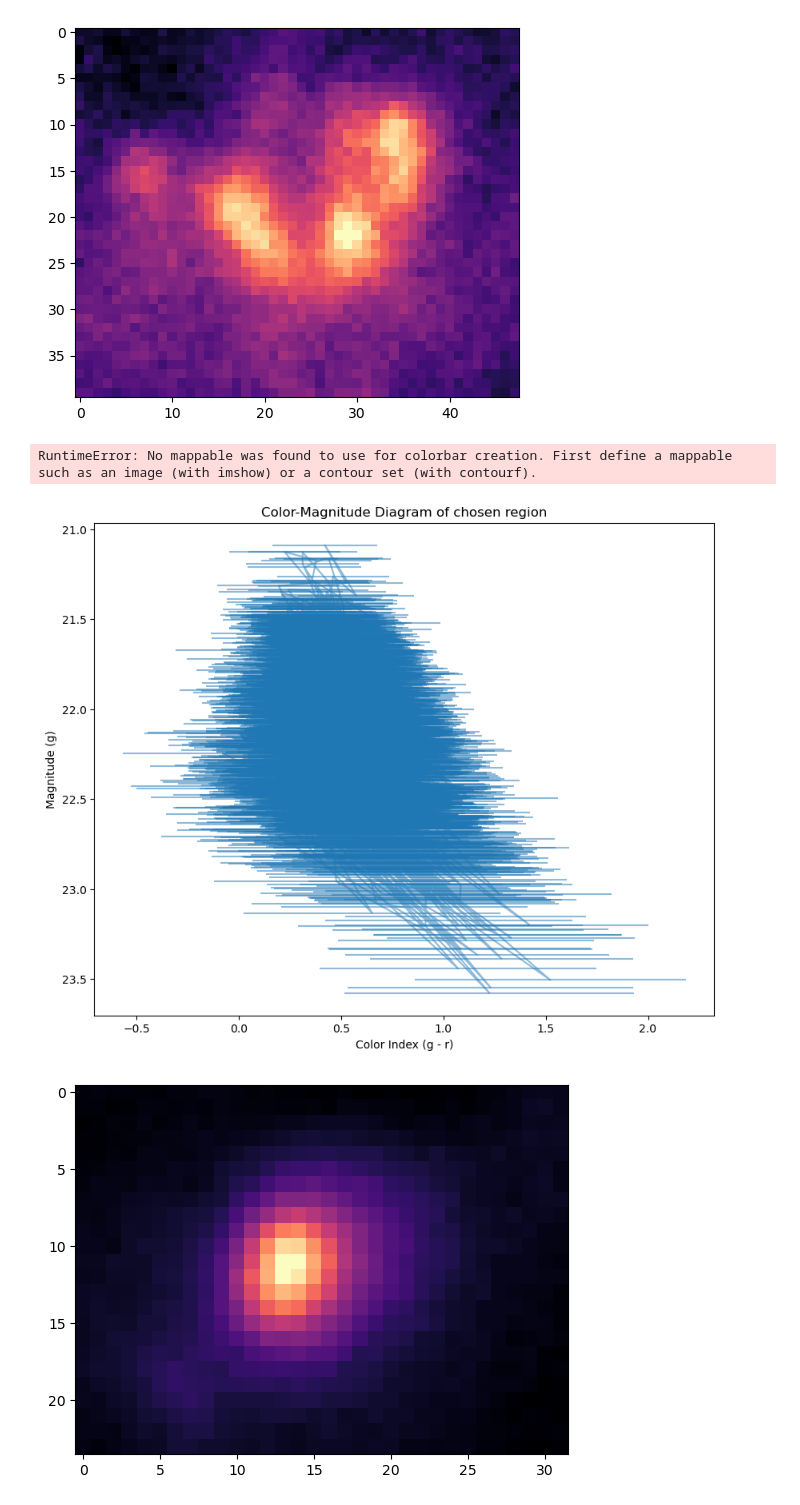
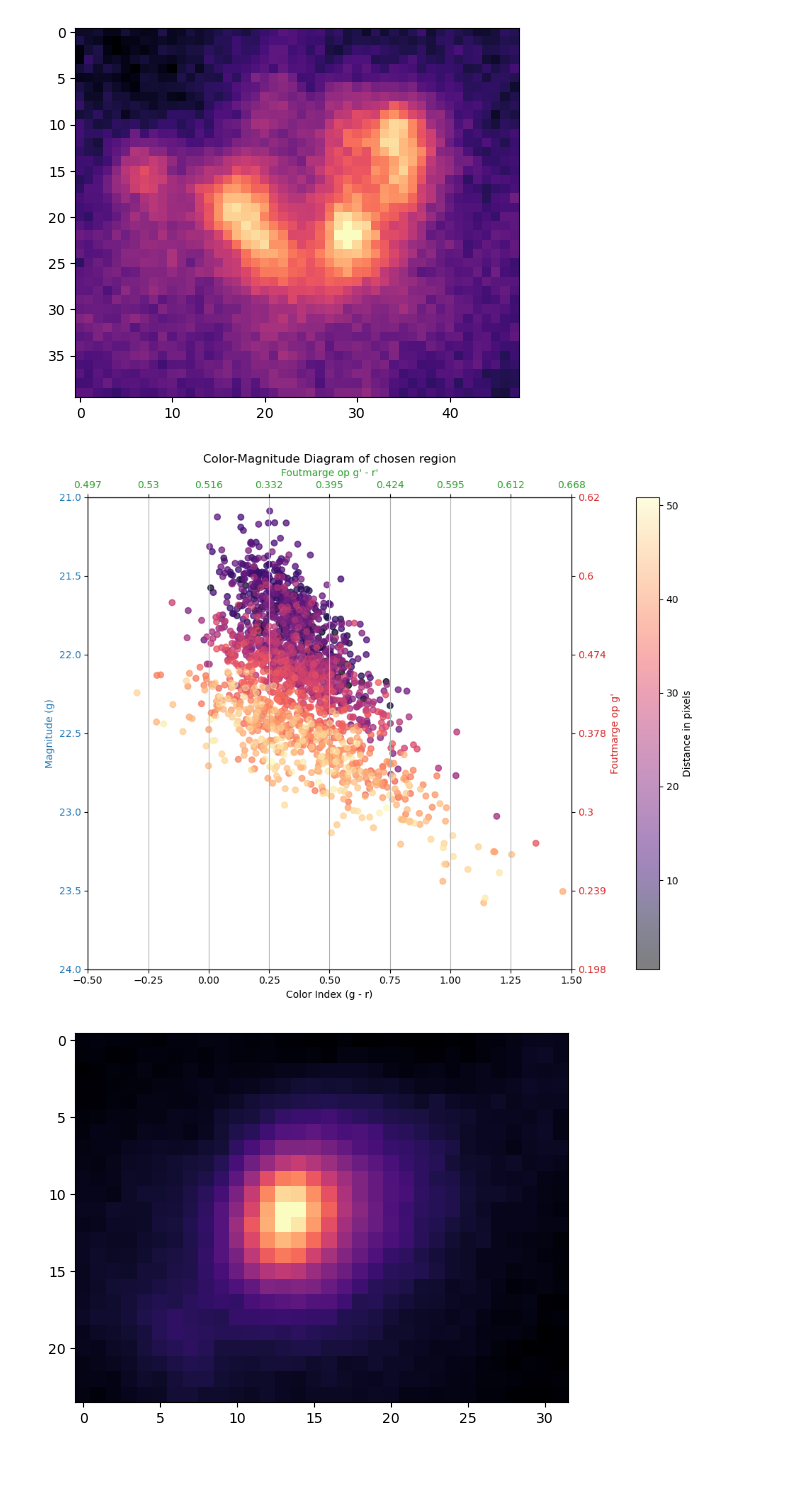
Before and after one commit to Juaopteinde/Group-19-NGC4449, a Jupyter notebook: CMDs.ipynb, the cells around one changed output. Cells and saved outputs as stored; diff of their text form; code cells hidden in the pictures; blank space fills up the shorter version.

Commit message:
Implemented errors in CMDs

```diff
--- a/CMDs.ipynb
+++ b/CMDs.ipynb
@@ -171,15 +171,15 @@ zero_point = 25
 
 zero_point_ha = 0
 zero_point_L = 0
-zero_point_r = 20.44166 + 0.055
-zero_point_g = 20.29604 + 0.055
+zero_point_r = 20.45696 + 0.055
+zero_point_g = 20.28119 + 0.055
 
 magnitude_ha = convert_to_magnitude(clipped_ha, zero_point_ha)
 magnitude_L = convert_to_magnitude(clipped_L, zero_point_L)
 magnitude_r = convert_to_magnitude(clipped_r, zero_point_r)
 magnitude_g = convert_to_magnitude(clipped_g, zero_point_g)
 
-
+0.070346
 
 color_index_g_min_r = calc_color_index(magnitude_g, magnitude_r)
 print(np.max(magnitude_ha))
@@ -216,30 +216,53 @@ def distance_region(image):
 # %%
 # Crop image to only the region chosen on the gridmap
 # Multiple by region_size_define to get original pixel coordinates instead of binned ones.
 region_g = magnitude_g[(region_size_define*x_min):(region_size_define*x_max), (region_size_define*y_min):(region_size_define*y_max)]
 region_r = magnitude_r[(region_size_define*x_min):(region_size_define*x_max), (region_size_define*y_min):(region_size_define*y_max)]
 distances = distance_region(region_g)
 
 color_index = calc_color_index(region_g, region_r)
 
-color_index_BV = gr_to_BV(color_index)
+
+std_region_g = std_mag(no_bg_g[(region_size_define*x_min):(region_size_define*x_max), (region_size_define*y_min):(region_size_define*y_max)], 0.021118)
+std_region_r = std_mag(no_bg_r[(region_size_define*x_min):(region_size_define*x_max), (region_size_define*y_min):(region_size_define*y_max)], 0.070346)
+std_color_index = np.sqrt(std_region_g**2 + std_region_r**2)
+
+fig, ax1 = plt.subplots(figsize=(10, 8))
+
+color = 'tab:blue'
+ax1.scatter(color_index.flatten(), region_g.flatten(), alpha=0.5, c=distances, cmap='magma')
+ax1.set_xlabel('Color Index (g - r)')
+ax1.set_ylabel('Magnitude (g)', color=color)
+ax1.set_title('Color-Magnitude Diagram of chosen region')
+ax1.invert_yaxis()  # Invert y-axis for magnitudes
+ax1.tick_params(axis='y', labelcolor=color)
+cbar = fig.colorbar(ax1.scatter(color_index.flatten(), region_g.flatten(), alpha=0.5, c=distances, cmap='magma'), ax=ax1, pad=0.10)
+cbar.set_label('Distance in pixels')
+
+plt.ylim(24, 21)
+plt.xlim(-0.5, 1.5)
+
+ax2 = ax1.twinx()  # instantiate a second axes that shares the same x-axis
+color = 'tab:red'
+ax2.set_ylabel("Foutmarge op g'", color=color)  # we already handled the x-label with ax1
+ax2.tick_params(axis='y', labelcolor=color)
+ax2.set_yticks(np.linspace(ax2.get_ybound()[0], ax2.get_ybound()[1], 7))  # Set number of y-ticks
+ax2.set_yticklabels(['0.198', '0.239', '0.3', '0.378', '0.474', '0.6', '0.62'])
 
 
-std_region_g = std_mag(no_bg_g[(region_size_define*x_min):(region_size_define*x_max), (region_size_define*y_min):(region_size_define*y_max)], 0)
-std_region_r = std_mag(no_bg_r[(region_size_define*x_min):(region_size_define*x_max), (region_size_define*y_min):(region_size_define*y_max)], 0)
-std_color_index = np.sqrt(std_region_g**2 + std_region_r**2)
+ax3 = ax1.twiny()  # instantiate a second axes that shares the same y-axis
+color = 'tab:green'
+ax3.set_xlabel("Foutmarge op g' - r'", color=color)  # we already handled the y-label with ax1
+ax3.tick_params(axis='x', labelcolor=color)
+ax3.set_xticks(np.linspace(ax3.get_xbound()[0], ax3.get_xbound()[1], 9))  # Set number of x-ticks
+ax3.set_xticklabels(['0.497', '0.53', '0.516', '0.332', '0.395', '0.424', '0.595', '0.612', '0.668'])
 
-plt.figure(figsize=(10, 8))
-plt.scatter(color_index_BV.flatten(), region_g.flatten(), alpha=0.5, c=distances, cmap='magma')
-plt.xlabel('Color Index (g - r)')
-plt.ylabel('Magnitude (g)')
-plt.title('Color-Magnitude Diagram of chosen region')
-plt.gca().invert_yaxis()  # Invert y-axis for magnitudes
-plt.colorbar()
+
+fig.tight_layout()  # otherwise the right y-label is slightly clipped
 plt.grid(True)
+plt.show()
 # %% [output]
-RuntimeError: No mappable was found to use for colorbar creation. First define a mappable such as an image (with imshow) or a contour set (with contourf).
-[figure, old version]
+[figure, new version]
 # %%
 # Select area of gridmap you want to use for CMD
 # Use the values of the axes of the gridmap
```
Also changed, not shown: parts of 2 cells of this notebook, 1 other file.
